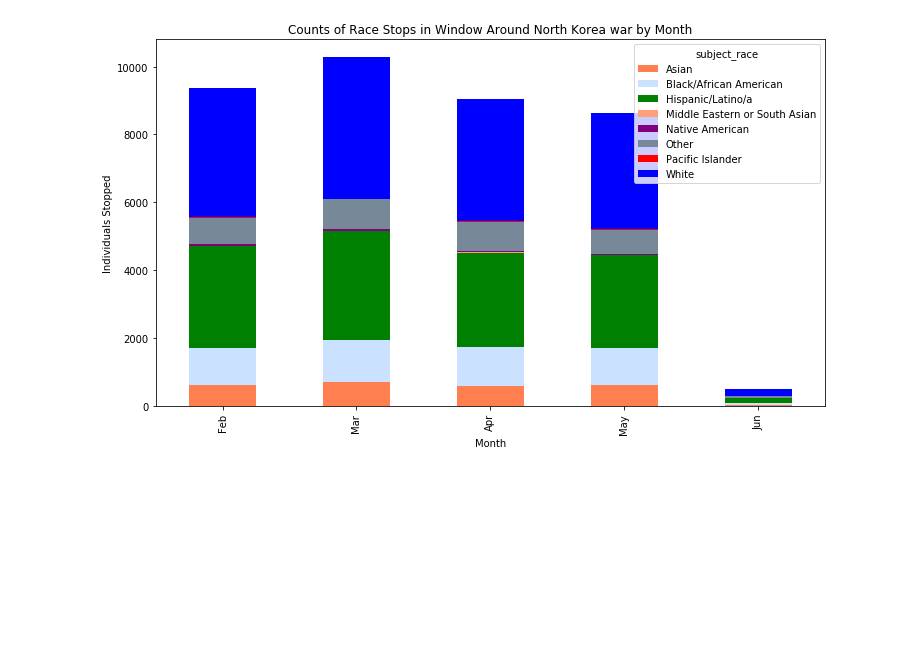
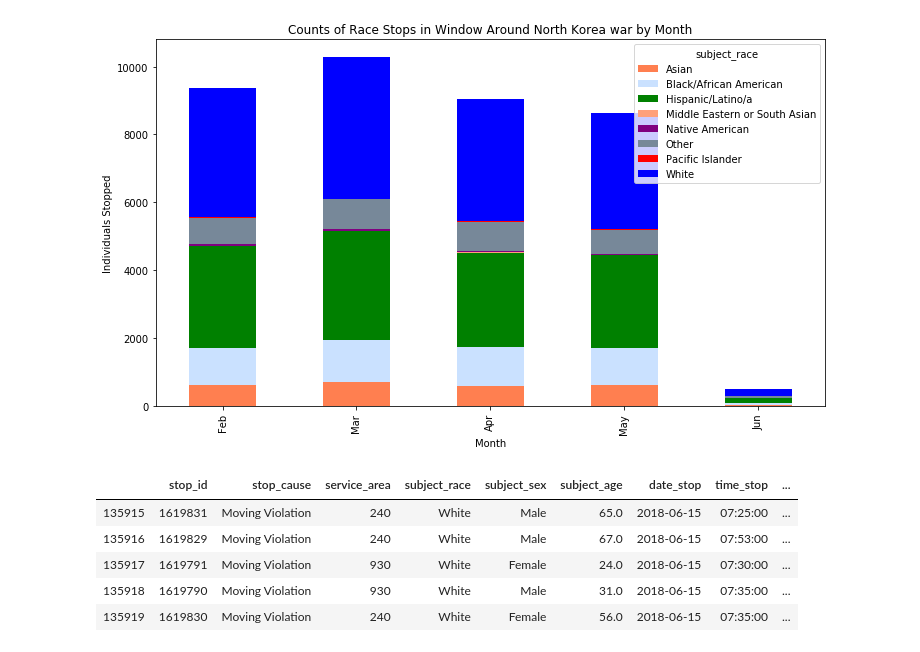
Before and after one commit to tevans-barton/Fair-Policing-Capstone, a Jupyter notebook: notebooks/2.1 Just EDA Notebook.ipynb, the cells around one changed output. Drawn from its saved outputs; the diff is of its cells as text; code cells hidden in the pictures; blank space fills up the shorter version.

```diff
--- a/notebooks/2.1 Just EDA Notebook.ipynb
+++ b/notebooks/2.1 Just EDA Notebook.ipynb
@@ -75,3 +75,14 @@ eda_viz.month_race_count_viz(('02-01-2017', '06-01-2017'), 'North Korea war', sa
 # %% [output]
 <matplotlib.axes._subplots.AxesSubplot at 0x...>
 [figure]
+# %%
+t = get_data_from_range(('06-15-2018', '10-15-2018'))
+# %%
+t.head()
+# %% [output]
+|  | stop_id | stop_cause | service_area | subject_race | subject_sex | subject_age | date_stop | time_stop | ... |
+| 135915 | 1619831 | Moving Violation | 240 | White | Male | 65.0 | 2018-06-15 | 07:25:00 | ... |
+| 135916 | 1619829 | Moving Violation | 240 | White | Male | 67.0 | 2018-06-15 | 07:53:00 | ... |
+| 135917 | 1619791 | Moving Violation | 930 | White | Female | 24.0 | 2018-06-15 | 07:30:00 | ... |
+| 135918 | 1619790 | Moving Violation | 930 | White | Male | 31.0 | 2018-06-15 | 07:35:00 | ... |
+| 135919 | 1619830 | Moving Violation | 240 | White | Female | 56.0 | 2018-06-15 | 07:35:00 | ... |
```
Also changed, not shown: parts of 5 cells of this notebook, 2 other files.
